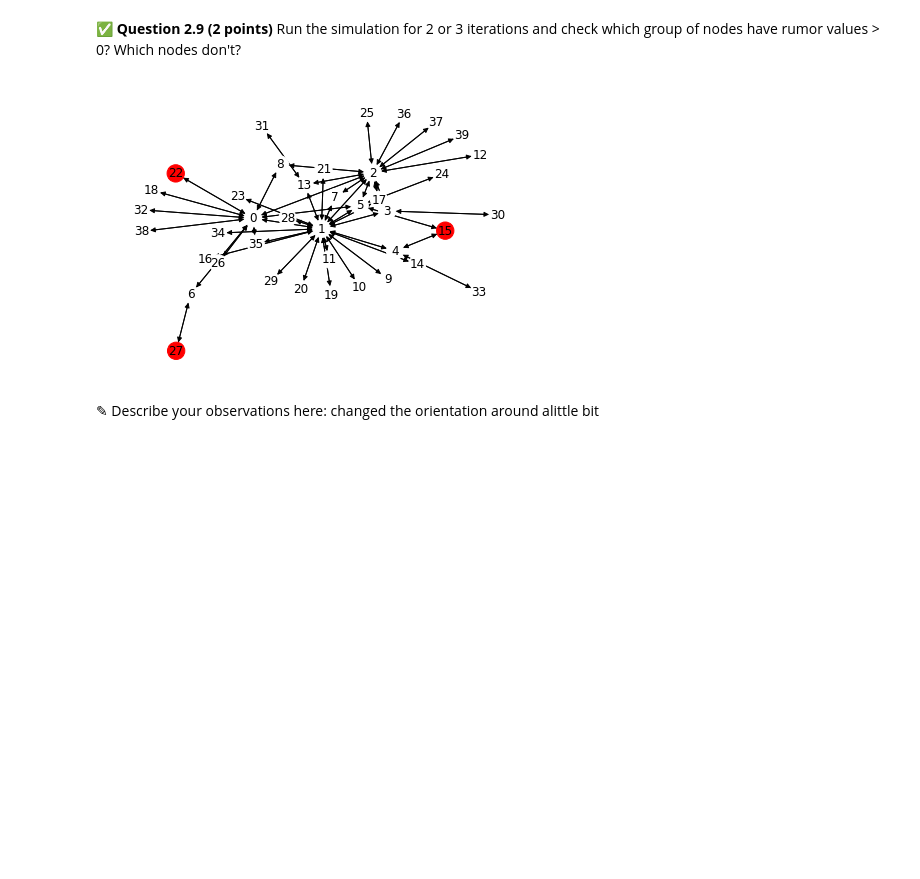
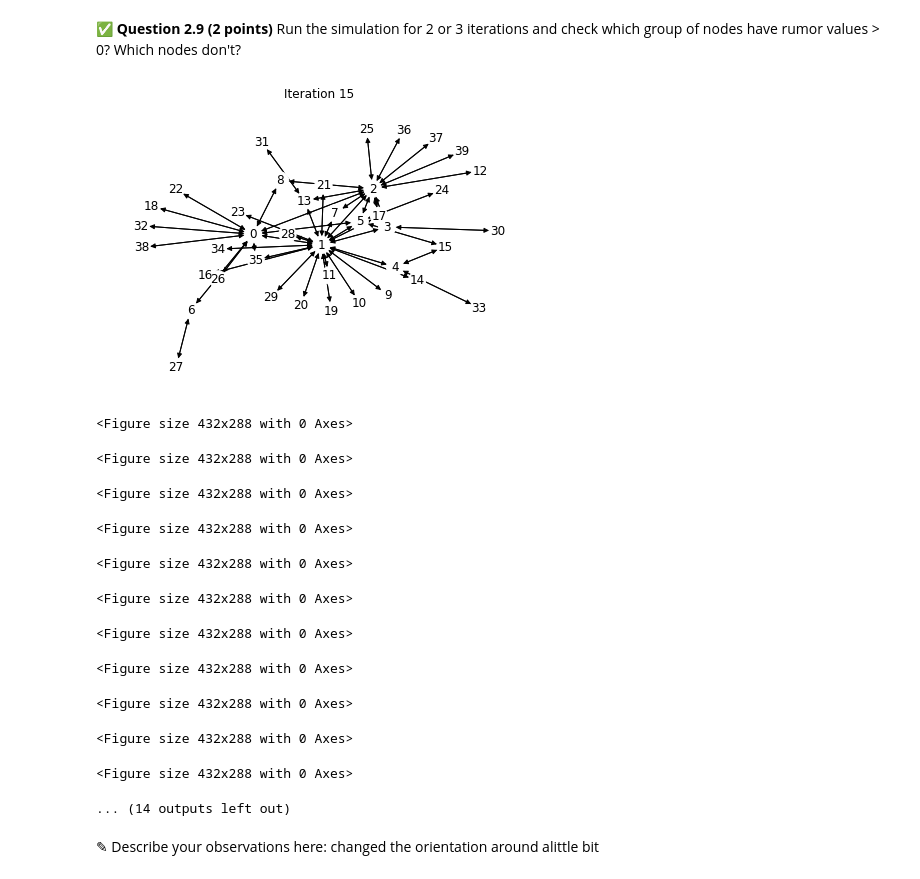
Before and after one commit to markelt1/cmse202-s21-turnin, a Jupyter notebook: hw-04/HW-04_graph_regression-Tim.ipynb, the cells around one changed output. Drawn from its saved outputs; the diff is of its cells as text; code cells hidden in the pictures; blank space fills up the shorter version.

```diff
--- a/hw-04/HW-04_graph_regression-Tim.ipynb
+++ b/hw-04/HW-04_graph_regression-Tim.ipynb
@@ -287,18 +285,24 @@ plt.savefig("rumor_start.png")
 One application is to assign importance values for different webpages, since every webpage has links to other webpages and they can influence each other's importance. An extended version of the algorithm is the famous **PageRank** method used by **Google** https://en.wikipedia.org/wiki/PageRank.
 # %% [markdown]
 &#9989; **Question 2.9 (2 points)** Run the simulation for 2 or 3 iterations and check which group of nodes have rumor values > 0? Which nodes don't?
-# %%
-# Put your code here:
-values = [2]*len(G)
-values[27] = 1
-values[15] = 1
-values[22] = 1
-
-node_colors = value2color(values)
-nx.draw(G, pos=pos, with_labels=True, node_color=node_colors)
-plt.savefig("rumor_start.png")
-# %% [output]
-[figure, removed]
+# %%
+# Put your code here:
+draw_iter(G, values, 10)
+draw_iter(G, values, 15)
+# %% [output]
+[figure, added]
+<Figure size 432x288 with 0 Axes>
+<Figure size 432x288 with 0 Axes>
+<Figure size 432x288 with 0 Axes>
+<Figure size 432x288 with 0 Axes>
+<Figure size 432x288 with 0 Axes>
+<Figure size 432x288 with 0 Axes>
+<Figure size 432x288 with 0 Axes>
+<Figure size 432x288 with 0 Axes>
+<Figure size 432x288 with 0 Axes>
+<Figure size 432x288 with 0 Axes>
+<Figure size 432x288 with 0 Axes>
+... (14 outputs left out)
 # %% [markdown]
 <font size=+3>&#9998;</font> Describe your observations here: changed the orientation around alittle bit
 # %% [markdown]
```
Also changed, not shown: parts of 9 cells of this notebook, 1 other file.
